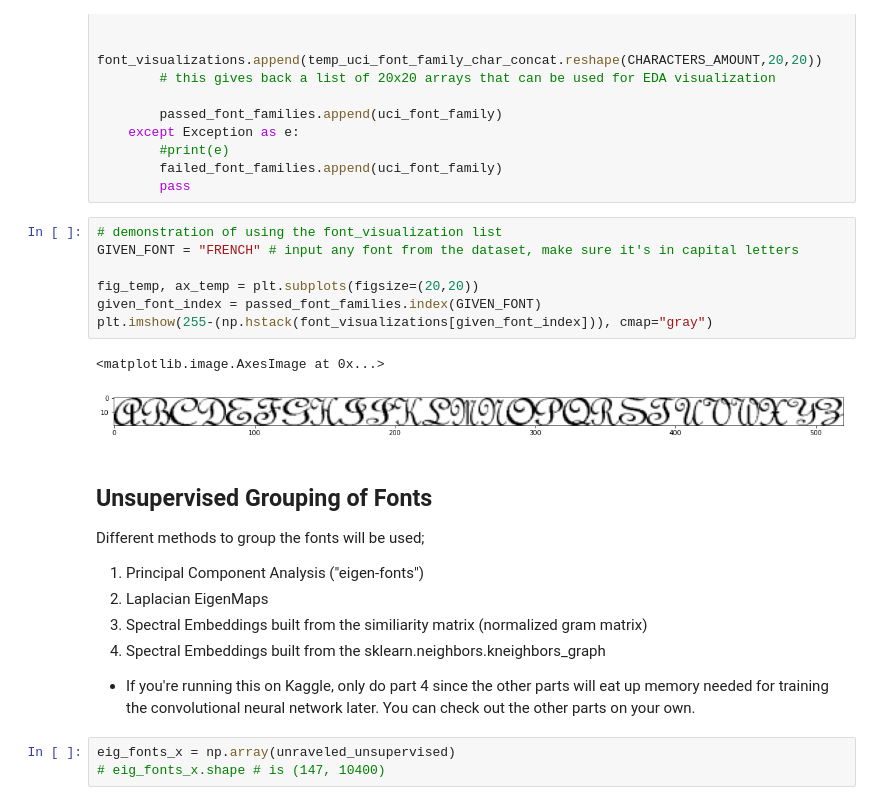
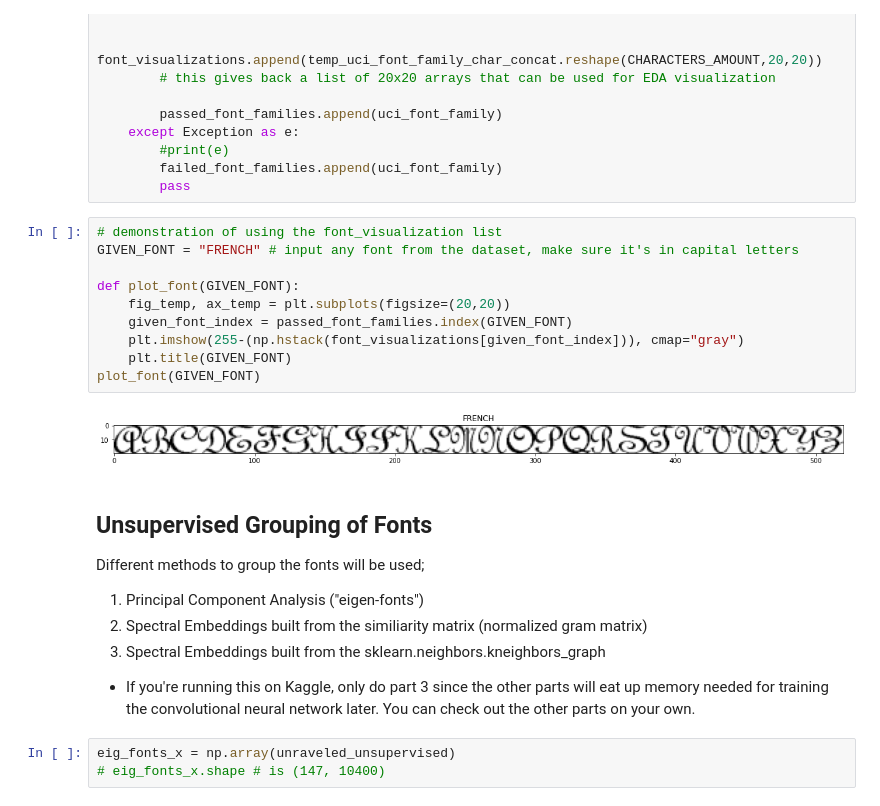
Before and after one commit to benduong2001/dsproject_font_decorator, a Jupyter notebook: font-type-image-classification.ipynb, the cells around one changed output. Saved outputs shown, nothing was run; the diff lists cells and outputs as text.

Commit message:
Kaggle Notebook | Font Type Image Classification | Version 6

```diff
--- a/font-type-image-classification.ipynb
+++ b/font-type-image-classification.ipynb
@@ -128,22 +128,23 @@ for i in range_len_uci_font_family_csv_file_names:
 # %%
 # demonstration of using the font_visualization list
 GIVEN_FONT = "FRENCH" # input any font from the dataset, make sure it's in capital letters
 
-fig_temp, ax_temp = plt.subplots(figsize=(20,20))
-given_font_index = passed_font_families.index(GIVEN_FONT)
-plt.imshow(255-(np.hstack(font_visualizations[given_font_index])), cmap="gray")
+def plot_font(GIVEN_FONT):
+    fig_temp, ax_temp = plt.subplots(figsize=(20,20))
+    given_font_index = passed_font_families.index(GIVEN_FONT)
+    plt.imshow(255-(np.hstack(font_visualizations[given_font_index])), cmap="gray")
+    plt.title(GIVEN_FONT)
+plot_font(GIVEN_FONT)
 # %% [output]
-<matplotlib.image.AxesImage at 0x...>
-[figure, old version]
+[figure, new version]
 # %% [markdown]
 ## **Unsupervised Grouping of Fonts**
 Different methods to group the fonts will be used;
 1. Principal Component Analysis ("eigen-fonts")
-2. Laplacian EigenMaps
-3. Spectral Embeddings built from the similiarity matrix (normalized gram matrix)
-4. Spectral Embeddings built from the sklearn.neighbors.kneighbors_graph
+2. Spectral Embeddings built from the similiarity matrix (normalized gram matrix)
+3. Spectral Embeddings built from the sklearn.neighbors.kneighbors_graph
 
-* If you're running this on Kaggle, only do part 4 since the other parts will eat up memory needed for training the convolutional neural network later. You can check out the other parts on your own.
+* If you're running this on Kaggle, only do part 3 since the other parts will eat up memory needed for training the convolutional neural network later. You can check out the other parts on your own.
 # %%
 eig_fonts_x = np.array(unraveled_unsupervised)
 # eig_fonts_x.shape # is (147, 10400)
```
Also changed, not shown: parts of 50 cells of this notebook.
